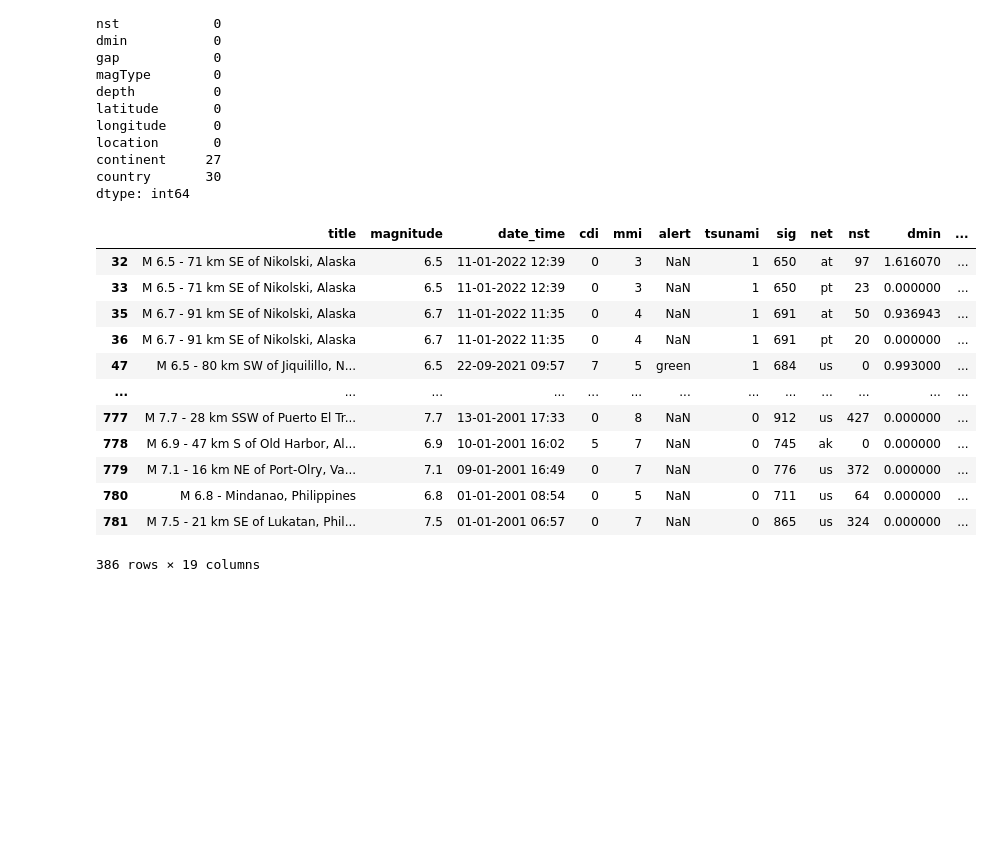
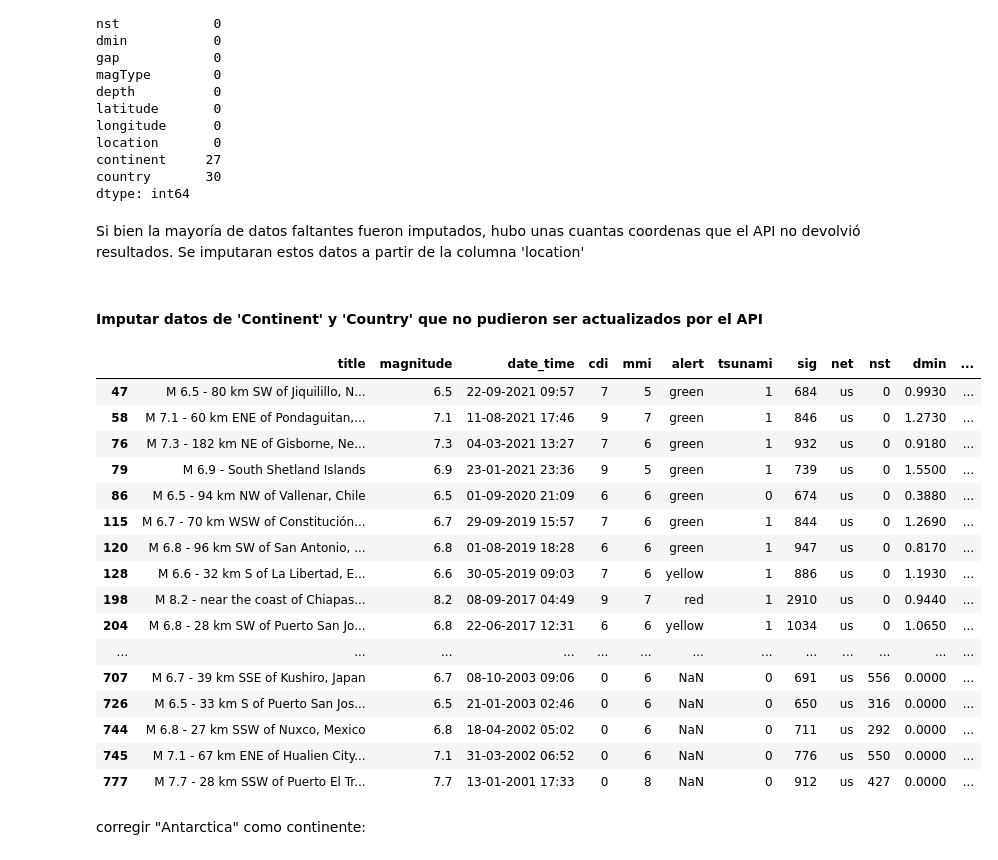
Before and after one commit to Erwin-d3v/Proyecto-2, a Jupyter notebook: Earthquakes.ipynb, the cells around one changed output. Drawn from its saved outputs; the diff is of its cells as text; code cells hidden in the pictures; blank space fills up the shorter version.

```diff
--- a/Earthquakes.ipynb
+++ b/Earthquakes.ipynb
@@ -97,15 +109,15 @@ df[filter_loc]
 # %%
 
 for index, row in df[filter_loc].iterrows():
-  print(index)
   result = geocoder.reverse_geocode(row["latitude"], row["longitude"])
-  time.sleep(2)
+  time.sleep(1.5)
   try:
+    print(index, "\t--> ",  result[0]['formatted'])
     df.loc[index,"location"] = result[0]['formatted']
     if pd.isna(row["continent"]):
       df.loc[index,"continent"] = result[0]['components']['continent'] if result[0]['components']['_type'] != 'body_of_water' else result[0]['components']['body_of_water']
     if pd.isna(row["country"]):
       df.loc[index,"country"] = result[0]['components']['country'] if result[0]['components']['_type'] != 'body_of_water' else result[0]['components']['_category']
   except Exception as e:
-    print(e)
+    print(index, "\t--> ", e)
 # %% [output]
@@ -275,3 +260,5 @@ location       0
 continent     27
 country       30
 dtype: int64
+# %% [markdown]
+Si bien la mayoría de datos faltantes fueron imputados, hubo unas cuantas coordenas que el API no devolvió resultados. Se imputaran estos datos a partir de la columna 'location'
@@ -278,16 +268,24 @@ dtype: int64
+# %% [markdown]
+#### Imputar datos de 'Continent' y 'Country' que no pudieron ser actualizados por el API
 # %%
-df[df.isna().any(axis=1)]
+df[(df["continent"].isna()) | (df["country"].isna())]
 # %% [output]
 |  | title | magnitude | date_time | cdi | mmi | alert | tsunami | sig | net | nst | dmin | ... |
-| 32 | M 6.5 - 71 km SE of Nikolski, Alaska | 6.5 | 11-01-2022 12:39 | 0 | 3 | NaN | 1 | 650 | at | 97 | 1.616070 | ... |
-| 33 | M 6.5 - 71 km SE of Nikolski, Alaska | 6.5 | 11-01-2022 12:39 | 0 | 3 | NaN | 1 | 650 | pt | 23 | 0.000000 | ... |
-| 35 | M 6.7 - 91 km SE of Nikolski, Alaska | 6.7 | 11-01-2022 11:35 | 0 | 4 | NaN | 1 | 691 | at | 50 | 0.936943 | ... |
-| 36 | M 6.7 - 91 km SE of Nikolski, Alaska | 6.7 | 11-01-2022 11:35 | 0 | 4 | NaN | 1 | 691 | pt | 20 | 0.000000 | ... |
-| 47 | M 6.5 - 80 km SW of Jiquilillo, N... | 6.5 | 22-09-2021 09:57 | 7 | 5 | green | 1 | 684 | us | 0 | 0.993000 | ... |
+| 47 | M 6.5 - 80 km SW of Jiquilillo, N... | 6.5 | 22-09-2021 09:57 | 7 | 5 | green | 1 | 684 | us | 0 | 0.9930 | ... |
+| 58 | M 7.1 - 60 km ENE of Pondaguitan,... | 7.1 | 11-08-2021 17:46 | 9 | 7 | green | 1 | 846 | us | 0 | 1.2730 | ... |
+| 76 | M 7.3 - 182 km NE of Gisborne, Ne... | 7.3 | 04-03-2021 13:27 | 7 | 6 | green | 1 | 932 | us | 0 | 0.9180 | ... |
+| 79 | M 6.9 - South Shetland Islands | 6.9 | 23-01-2021 23:36 | 9 | 5 | green | 1 | 739 | us | 0 | 1.5500 | ... |
+| 86 | M 6.5 - 94 km NW of Vallenar, Chile | 6.5 | 01-09-2020 21:09 | 6 | 6 | green | 0 | 674 | us | 0 | 0.3880 | ... |
+| 115 | M 6.7 - 70 km WSW of Constitución... | 6.7 | 29-09-2019 15:57 | 7 | 6 | green | 1 | 844 | us | 0 | 1.2690 | ... |
+| 120 | M 6.8 - 96 km SW of San Antonio, ... | 6.8 | 01-08-2019 18:28 | 6 | 6 | green | 1 | 947 | us | 0 | 0.8170 | ... |
+| 128 | M 6.6 - 32 km S of La Libertad, E... | 6.6 | 30-05-2019 09:03 | 7 | 6 | yellow | 1 | 886 | us | 0 | 1.1930 | ... |
+| 198 | M 8.2 - near the coast of Chiapas... | 8.2 | 08-09-2017 04:49 | 9 | 7 | red | 1 | 2910 | us | 0 | 0.9440 | ... |
+| 204 | M 6.8 - 28 km SW of Puerto San Jo... | 6.8 | 22-06-2017 12:31 | 6 | 6 | yellow | 1 | 1034 | us | 0 | 1.0650 | ... |
 | ... | ... | ... | ... | ... | ... | ... | ... | ... | ... | ... | ... | ... |
-| 777 | M 7.7 - 28 km SSW of Puerto El Tr... | 7.7 | 13-01-2001 17:33 | 0 | 8 | NaN | 0 | 912 | us | 427 | 0.000000 | ... |
-| 778 | M 6.9 - 47 km S of Old Harbor, Al... | 6.9 | 10-01-2001 16:02 | 5 | 7 | NaN | 0 | 745 | ak | 0 | 0.000000 | ... |
-| 779 | M 7.1 - 16 km NE of Port-Olry, Va... | 7.1 | 09-01-2001 16:49 | 0 | 7 | NaN | 0 | 776 | us | 372 | 0.000000 | ... |
-| 780 | M 6.8 - Mindanao, Philippines | 6.8 | 01-01-2001 08:54 | 0 | 5 | NaN | 0 | 711 | us | 64 | 0.000000 | ... |
-| 781 | M 7.5 - 21 km SE of Lukatan, Phil... | 7.5 | 01-01-2001 06:57 | 0 | 7 | NaN | 0 | 865 | us | 324 | 0.000000 | ... |
+| 707 | M 6.7 - 39 km SSE of Kushiro, Japan | 6.7 | 08-10-2003 09:06 | 0 | 6 | NaN | 0 | 691 | us | 556 | 0.0000 | ... |
+| 726 | M 6.5 - 33 km S of Puerto San Jos... | 6.5 | 21-01-2003 02:46 | 0 | 6 | NaN | 0 | 650 | us | 316 | 0.0000 | ... |
+| 744 | M 6.8 - 27 km SSW of Nuxco, Mexico | 6.8 | 18-04-2002 05:02 | 0 | 6 | NaN | 0 | 711 | us | 292 | 0.0000 | ... |
+| 745 | M 7.1 - 67 km ENE of Hualien City... | 7.1 | 31-03-2002 06:52 | 0 | 6 | NaN | 0 | 776 | us | 550 | 0.0000 | ... |
+| 777 | M 7.7 - 28 km SSW of Puerto El Tr... | 7.7 | 13-01-2001 17:33 | 0 | 8 | NaN | 0 | 912 | us | 427 | 0.0000 | ... |
-386 rows × 19 columns
+# %% [markdown]
+corregir "Antarctica" como continente:
```
Also changed, not shown: parts of 45 cells of this notebook, 1 other file.
